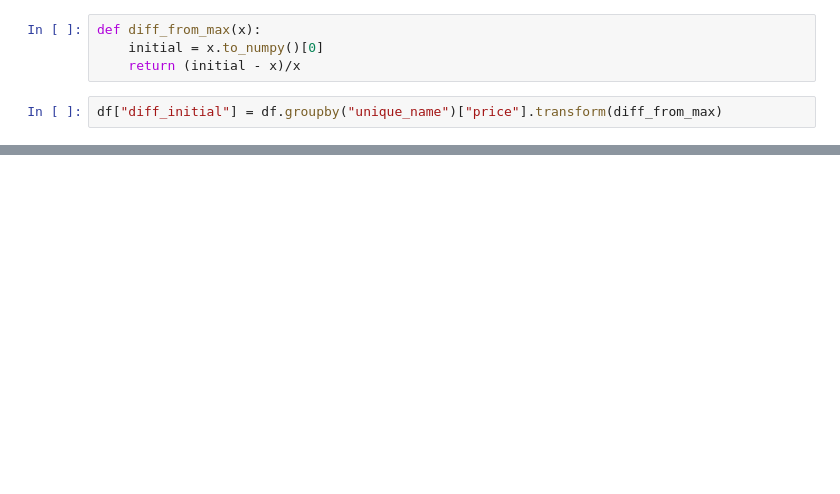
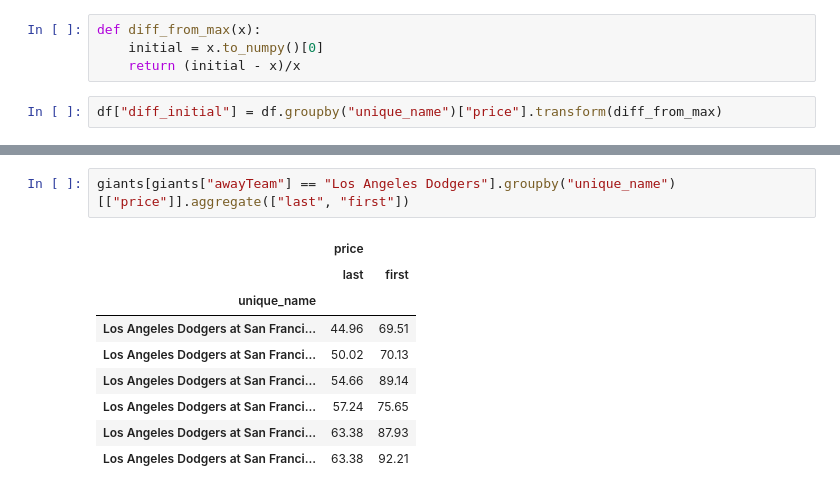
Before and after one commit to benbrill/Stubhub, a Jupyter notebook: notebooks/viz.ipynb, the cells around one changed output, grey strips where cells are left out. Drawn from its saved outputs; the diff is of its cells as text; blank space fills up the shorter version.

```diff
--- a/notebooks/viz.ipynb
+++ b/notebooks/viz.ipynb
@@ -96,0 +64,12 @@ dodgers
+# %%
+giants[giants["awayTeam"] == "Los Angeles Dodgers"].groupby("unique_name")[["price"]].aggregate(["last", "first"])
+# %% [output]
+|  | price |  |
+|  | last | first |
+| unique_name |  |  |
+| Los Angeles Dodgers at San Franci... | 44.96 | 69.51 |
+| Los Angeles Dodgers at San Franci... | 50.02 | 70.13 |
+| Los Angeles Dodgers at San Franci... | 54.66 | 89.14 |
+| Los Angeles Dodgers at San Franci... | 57.24 | 75.65 |
+| Los Angeles Dodgers at San Franci... | 63.38 | 87.93 |
+| Los Angeles Dodgers at San Franci... | 63.38 | 92.21 |
```
Also changed, not shown: parts of 11 cells of this notebook, 15 other files.
